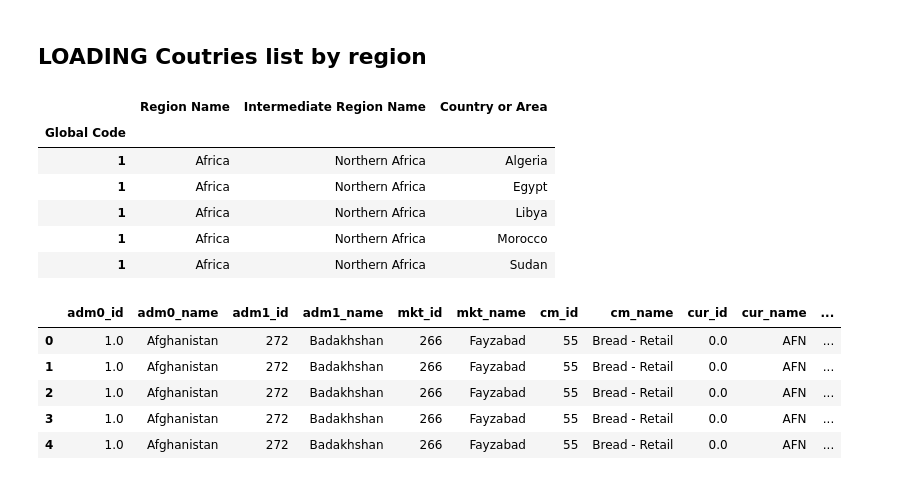
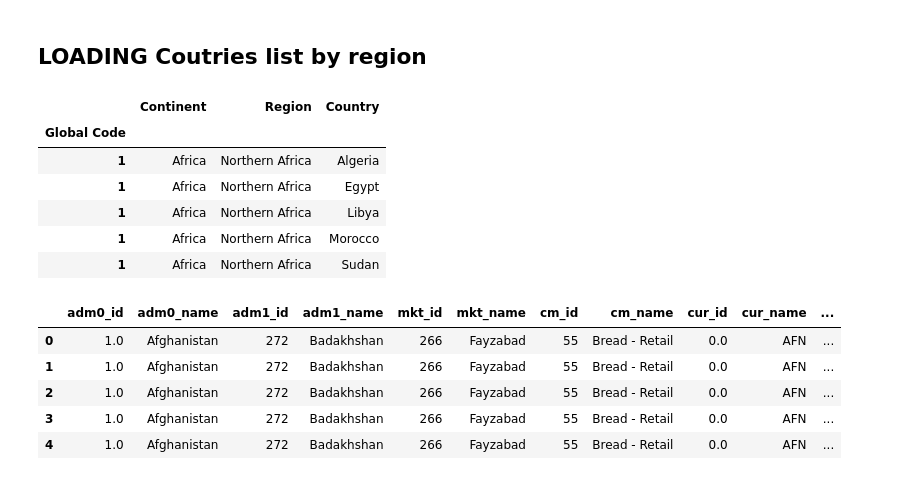
Before and after one commit to MaxSMCON/Group_2, a Jupyter notebook: Group_2_Stats.ipynb, the cells around one changed output. Drawn from its saved outputs; the diff is of its cells as text; code cells hidden in the pictures.

```diff
--- a/Group_2_Stats.ipynb
+++ b/Group_2_Stats.ipynb
@@ -96,10 +96,11 @@ df_cost.head()
 # %%
 url = 'https://raw.githubusercontent.com/MaxSMCON/Group_2/main/Data%20Storage/UNSD%20%E2%80%94%20Methodology.csv '
 df_countries = pd.read_csv(url, index_col=0)
 df_region = df_countries[['Region Name','Intermediate Region Name','Country or Area'] ]
+df_region = df_region.rename( columns = {'Region Name': 'Continent', 'Intermediate Region Name': 'Region', 'Country or Area': 'Country' })
 df_region.head()
 # %% [output]
-|  | Region Name | Intermediate Region Name | Country or Area |
+|  | Continent | Region | Country |
 | Global Code |  |  |  |
 | 1 | Africa | Northern Africa | Algeria |
 | 1 | Africa | Northern Africa | Egypt |
```
Also changed, not shown: parts of 9 cells of this notebook.
